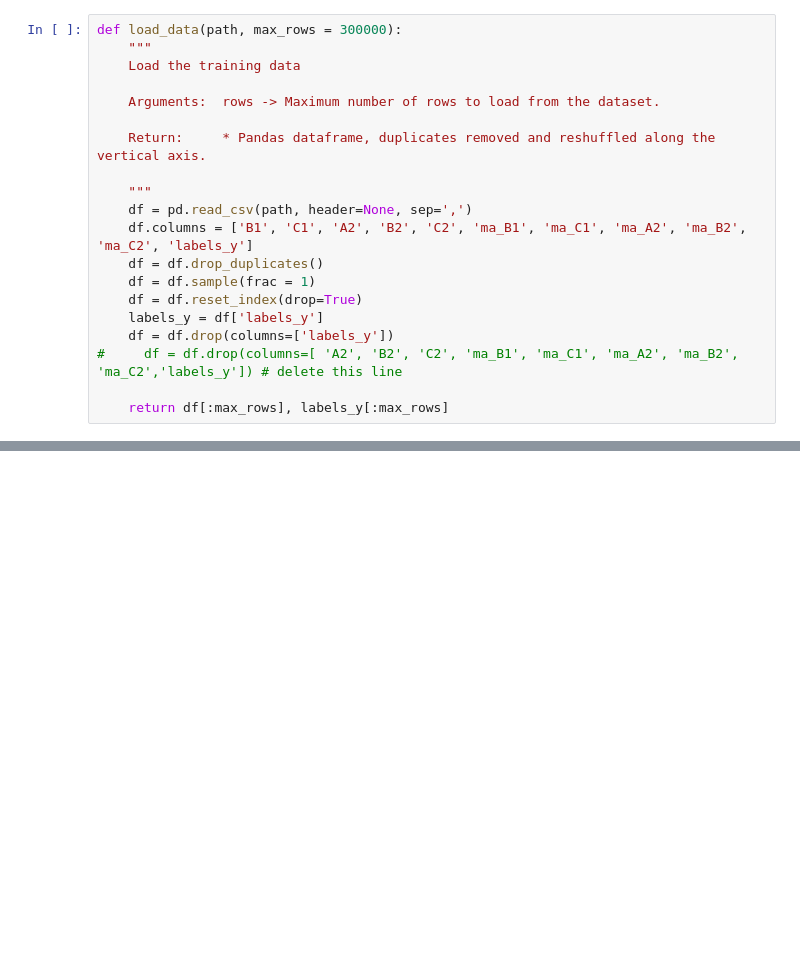
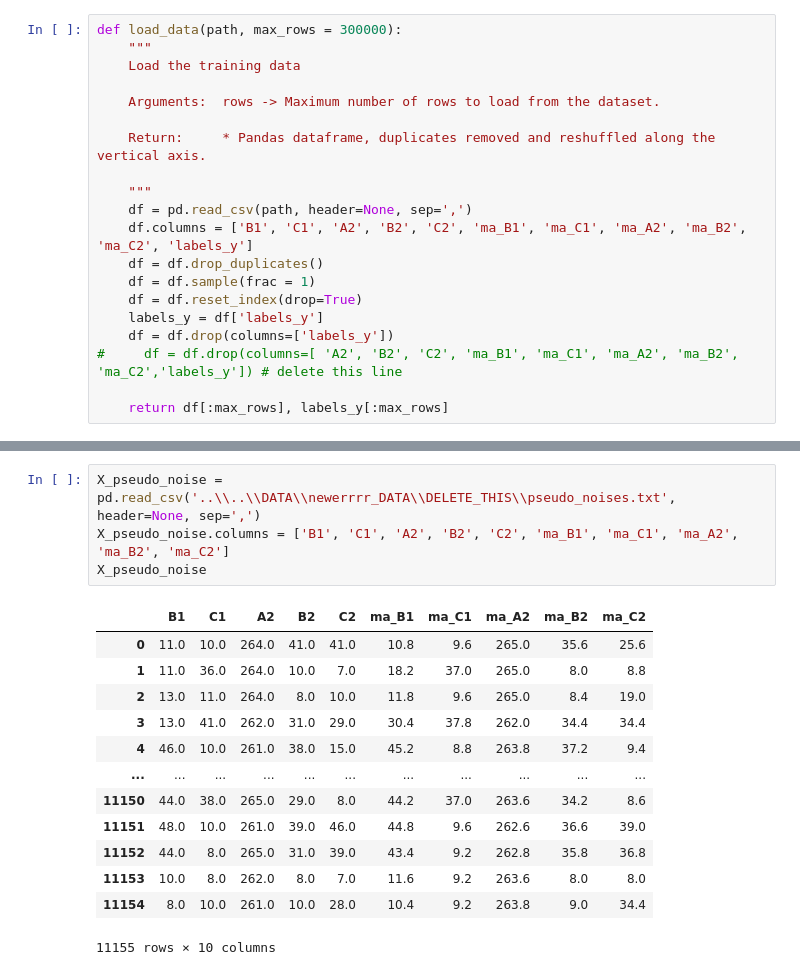
Before and after one commit to GorPiliposyan/HT_on_PCB, a Jupyter notebook: DBSCAN.ipynb, the cells around one changed output, grey strips where cells are left out. Cells and saved outputs as stored; diff of their text form; blank space fills up the shorter version.

```diff
--- a/DBSCAN.ipynb
+++ b/DBSCAN.ipynb
@@ -143,0 +153,18 @@ np.savetxt('..\\..\\DATA\\newerrrr_DATA\\DELETE_THIS\\all_noises.txt', X[all_noi
+# %%
+X_pseudo_noise = pd.read_csv('..\\..\\DATA\\newerrrr_DATA\\DELETE_THIS\\pseudo_noises.txt', header=None, sep=',')
+X_pseudo_noise.columns = ['B1', 'C1', 'A2', 'B2', 'C2', 'ma_B1', 'ma_C1', 'ma_A2', 'ma_B2', 'ma_C2']
+X_pseudo_noise
+# %% [output]
+|  | B1 | C1 | A2 | B2 | C2 | ma_B1 | ma_C1 | ma_A2 | ma_B2 | ma_C2 |
+| 0 | 11.0 | 10.0 | 264.0 | 41.0 | 41.0 | 10.8 | 9.6 | 265.0 | 35.6 | 25.6 |
+| 1 | 11.0 | 36.0 | 264.0 | 10.0 | 7.0 | 18.2 | 37.0 | 265.0 | 8.0 | 8.8 |
+| 2 | 13.0 | 11.0 | 264.0 | 8.0 | 10.0 | 11.8 | 9.6 | 265.0 | 8.4 | 19.0 |
+| 3 | 13.0 | 41.0 | 262.0 | 31.0 | 29.0 | 30.4 | 37.8 | 262.0 | 34.4 | 34.4 |
+| 4 | 46.0 | 10.0 | 261.0 | 38.0 | 15.0 | 45.2 | 8.8 | 263.8 | 37.2 | 9.4 |
+| ... | ... | ... | ... | ... | ... | ... | ... | ... | ... | ... |
+| 11150 | 44.0 | 38.0 | 265.0 | 29.0 | 8.0 | 44.2 | 37.0 | 263.6 | 34.2 | 8.6 |
+| 11151 | 48.0 | 10.0 | 261.0 | 39.0 | 46.0 | 44.8 | 9.6 | 262.6 | 36.6 | 39.0 |
+| 11152 | 44.0 | 8.0 | 265.0 | 31.0 | 39.0 | 43.4 | 9.2 | 262.8 | 35.8 | 36.8 |
+| 11153 | 10.0 | 8.0 | 262.0 | 8.0 | 7.0 | 11.6 | 9.2 | 263.6 | 8.0 | 8.0 |
+| 11154 | 8.0 | 10.0 | 261.0 | 10.0 | 28.0 | 10.4 | 9.2 | 263.8 | 9.0 | 34.4 |
+11155 rows × 10 columns
```
Also changed, not shown: parts of 40 cells of this notebook.
